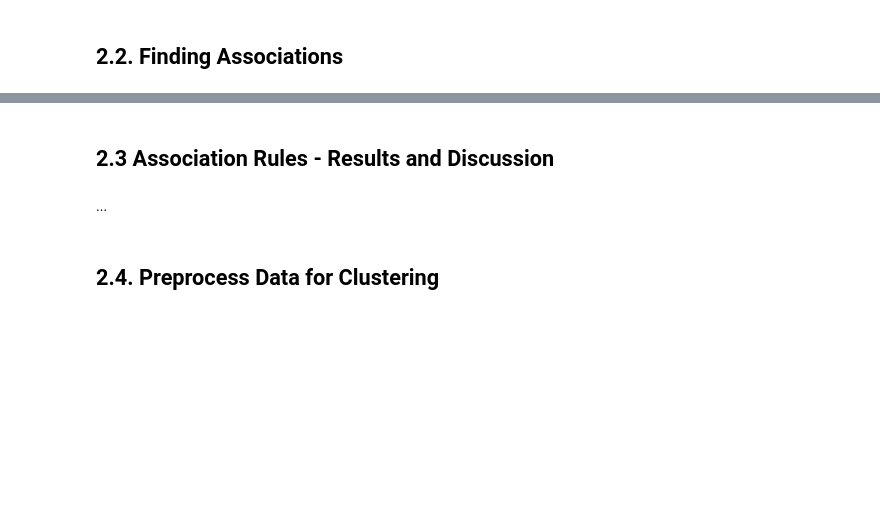
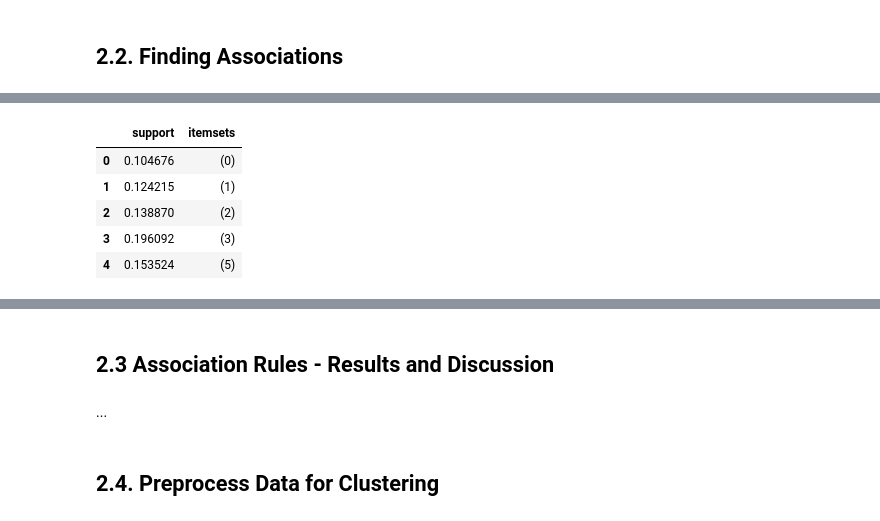
Before and after one commit to jakmak24/ML_health, a Jupyter notebook: AA_201819_Project.ipynb, the cells around one changed output, grey strips where cells are left out. Saved outputs shown, nothing was run; the diff lists cells and outputs as text; code cells hidden in the pictures; blank space fills up the shorter version.

```diff
--- a/AA_201819_Project.ipynb
+++ b/AA_201819_Project.ipynb
@@ -935,0 +991,10 @@ In this task you should **use unsupervised learning algorithms and try to charac
+# %%
+frequent_itemsets = apriori(binary_database, min_support=min_sup)
+frequent_itemsets.head()
+# %% [output]
+|  | support | itemsets |
+| 0 | 0.104676 | (0) |
+| 1 | 0.124215 | (1) |
+| 2 | 0.138870 | (2) |
+| 3 | 0.196092 | (3) |
+| 4 | 0.153524 | (5) |
```
Also changed, not shown: parts of 17 cells of this notebook.
